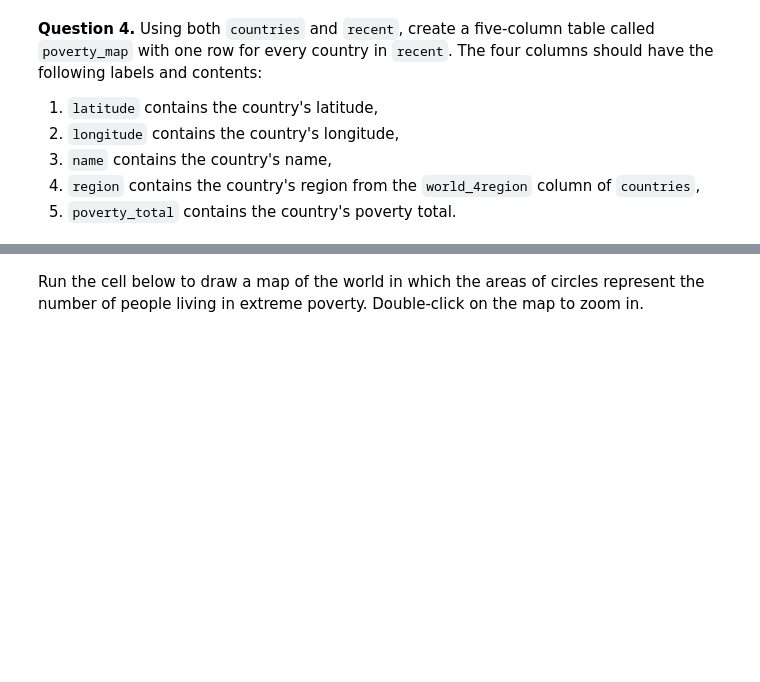
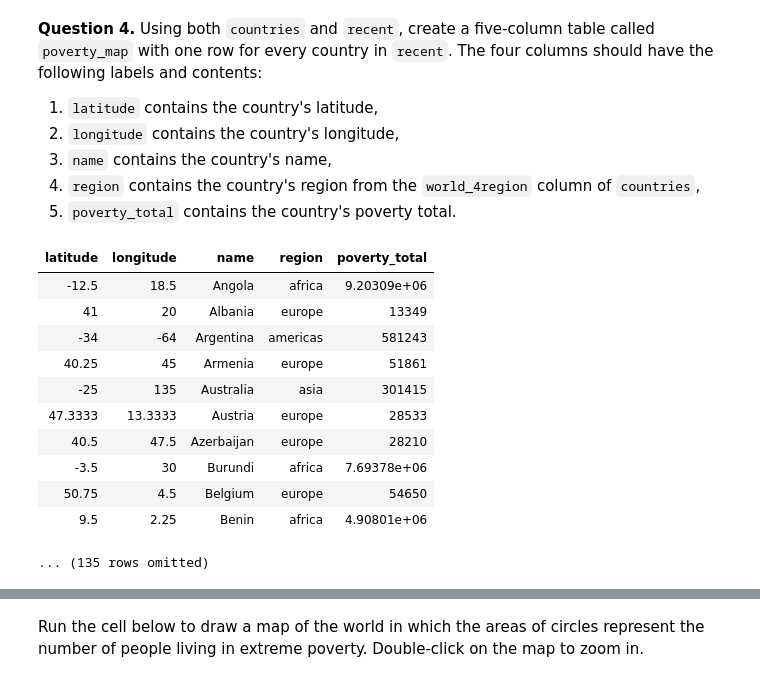
Before and after one commit to Weijun-H/data8, a Jupyter notebook: project/project1/project1.ipynb, the cells around one changed output, grey strips where cells are left out. Cells and saved outputs as stored; diff of their text form; code cells hidden in the pictures; blank space fills up the shorter version.

```diff
--- a/project/project1/project1.ipynb
+++ b/project/project1/project1.ipynb
@@ -389,3 +471,14 @@ def first(values):
 latest = ...
 
 latest.relabel(0, 'geo').relabel(1, 'time').relabel(2, 'poverty_percent') # You should *not* change this line.
+# %%
+def first():
+    countries = poverty.group("geo").column(0)
+    table = Table(poverty.labels)
+    for country in countries:
+        table = table.with_row(poverty.where("geo", country).sort("time", descending = True).item(0))
+    return table
+
+latest = first()
+
+latest.relabel(0, 'geo').relabel(1, 'time').relabel(2, 'poverty_percent') # You should *not* change this lin
@@ -397,7 +505,11 @@ _ = ok.grade('q2_1')
 1. `poverty_percent` contains the most recent poverty percent,
 1. `population_total` contains the population of the country in 2010,
 1. `poverty_total` contains the number of people in poverty **rounded to the nearest integer**, based on the 2010 population and most recent poverty rate.
-# %%
-poverty_and_pop = ...
-recent = ...
-recent
+# %%
+def povertyAmount(country):
+    country_infomation = poverty_and_pop.where("geo", country)
+    return np.round(country_infomation.column(2) / 100 * country_infomation.column(3))[0]
+
+poverty_and_pop = latest.join(["geo"], population.where("time", 2010).drop("time"))
+recent = poverty_and_pop.with_column("poverty_total", poverty_and_pop.apply(povertyAmount,"geo")).drop("time")
+recent
@@ -429,2 +570,20 @@ poverty_map
+# %%
+poverty_map = countries.select("latitude", "longitude","name", "world_4region","country").where("country", are.contained_in(recent.column("geo")))
+poverty_map = poverty_map.relabel("world_4region", "region").relabel("country", "geo").join("geo", recent.select("geo","poverty_total"))
+poverty_map = poverty_map.drop("geo")
+poverty_map
+# %% [output]
+| latitude | longitude | name | region | poverty_total |
+| -12.5 | 18.5 | Angola | africa | 9.20309e+06 |
+| 41 | 20 | Albania | europe | 13349 |
+| -34 | -64 | Argentina | americas | 581243 |
+| 40.25 | 45 | Armenia | europe | 51861 |
+| -25 | 135 | Australia | asia | 301415 |
+| 47.3333 | 13.3333 | Austria | europe | 28533 |
+| 40.5 | 47.5 | Azerbaijan | europe | 28210 |
+| -3.5 | 30 | Burundi | africa | 7.69378e+06 |
+| 50.75 | 4.5 | Belgium | europe | 54650 |
+| 9.5 | 2.25 | Benin | africa | 4.90801e+06 |
+... (135 rows omitted)
 # %%
 _ = ok.grade('q2_4')
```
Also changed, not shown: parts of 40 cells of this notebook, 1 other file.
